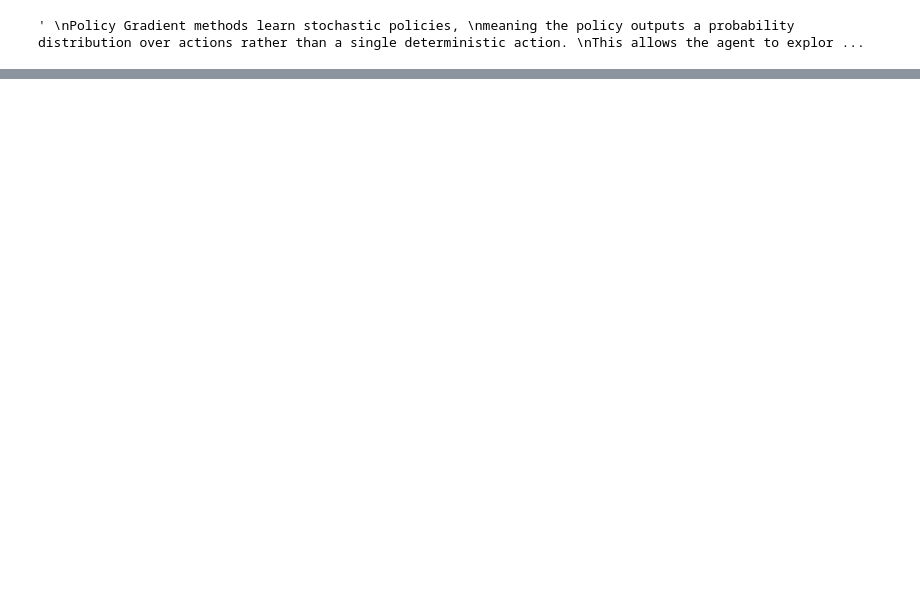
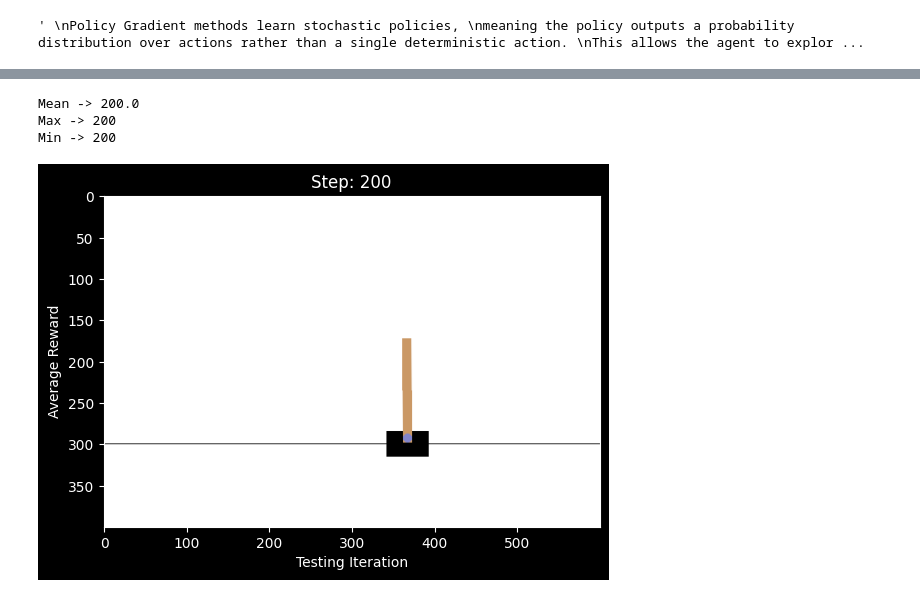
Before and after one commit to Shivamkushwaha9/ReinforcementLearning, a Jupyter notebook: cartpole/app.ipynb, the cells around one changed output, grey strips where cells are left out. Saved outputs shown, nothing was run; the diff lists cells and outputs as text; code cells hidden in the pictures; blank space fills up the shorter version.

Commit message:
CartPole-v1

```diff
--- a/cartpole/app.ipynb
+++ b/cartpole/app.ipynb
@@ -74,14 +68,3 @@ worse rewards later on so, considering the entire actions over an episode makes
 '''
 # %% [output]
 ' \nPolicy Gradient methods learn stochastic policies, \nmeaning the policy outputs a probability distribution over actions rather than a single deterministic action. \nThis allows the agent to explor ...
-# %%
-obs = [1.0,2.0,3.0,4.0]
-# print(torch.tensor(obs, dtype=torch.float32).unsqueeze(0))
-
-action = True
-print(int(action))
-torch.rand(1)
-
-test = []
-for i in range(5):
-    test.append(i)
@@ -89,0 +71,5 @@ for i in range(5):
+# %%
+#creating the gym env
+env = gym.make('CartPole-v1', render_mode='rgb_array')
+obs, info = env.reset(seed=42) #info contains info about the env but yaha par empty rhega in cartpole
+print(obs)
@@ -285,0 +288,61 @@ Iteration 140, Avg Reward: 9.47
+# %%
+def nn_policy(obs):
+    obs_tensor = torch.tensor(obs, dtype=torch.float32).unsqueeze(0)
+    prob = model(obs_tensor)
+    if(prob>0.5):
+        return 0
+    else:
+        return 1
+    return int(prob)
+# %%
+# Let's test the model
+
+def nn_policy(obs):
+    obs_tensor = torch.tensor(obs, dtype=torch.float32).unsqueeze(0)
+    prob = model(obs_tensor)
+    if(prob>0.5):
+        return 0
+    else:
+        return 1
+
+total = []
+for episode in range(500): #running for 500 episodes
+    obs, info = env.reset(seed=episode)
+    episode_reward = 0
+    for step in range(200): #Each episode runs for 200 steps
+        action = nn_policy(obs)
+        obs, curr_reward, done, truncated, info  = env.step(action=action)
+        episode_reward += int(curr_reward)
+
+        if done or truncated:
+            break
+    total.append(episode_reward)
+
+print("Mean ->",np.mean(total))
+print("Max ->",max(total))
+print("Min ->",min(total))
+# %% [output]
+Mean -> 200.0
+Max -> 200
+Min -> 200
+# %%
+import matplotlib.pyplot as plt
+from IPython import display
+
+obs, info = env.reset()
+img = plt.imshow(env.render())
+
+for step in range(200+1):
+    display.display(plt.gcf()) # to shows the updated plot.
+    display.clear_output(wait=True) #this one clears the previous frame to create a smooth animation.
+    action = nn_policy(obs)
+    obs, reward, done, truncated, info = env.step(action)
+    img.set_data(env.render())
+    plt.xlabel('Testing Iteration')
+    plt.ylabel('Average Reward')
+    plt.title(f"Step: {step}")
+    # plt.axis('off')
+    if done or truncated:
+        break
+# %% [output]
+[figure, added]
```
Also changed, not shown: parts of 19 cells of this notebook, 4 other files.
